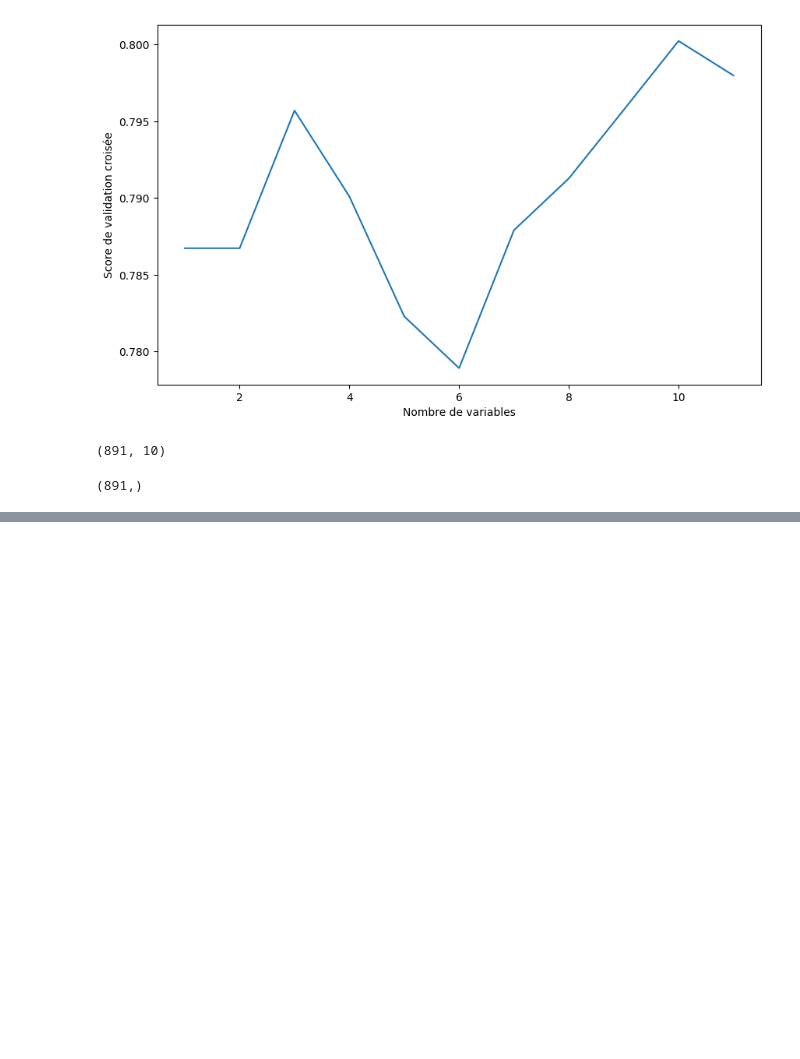
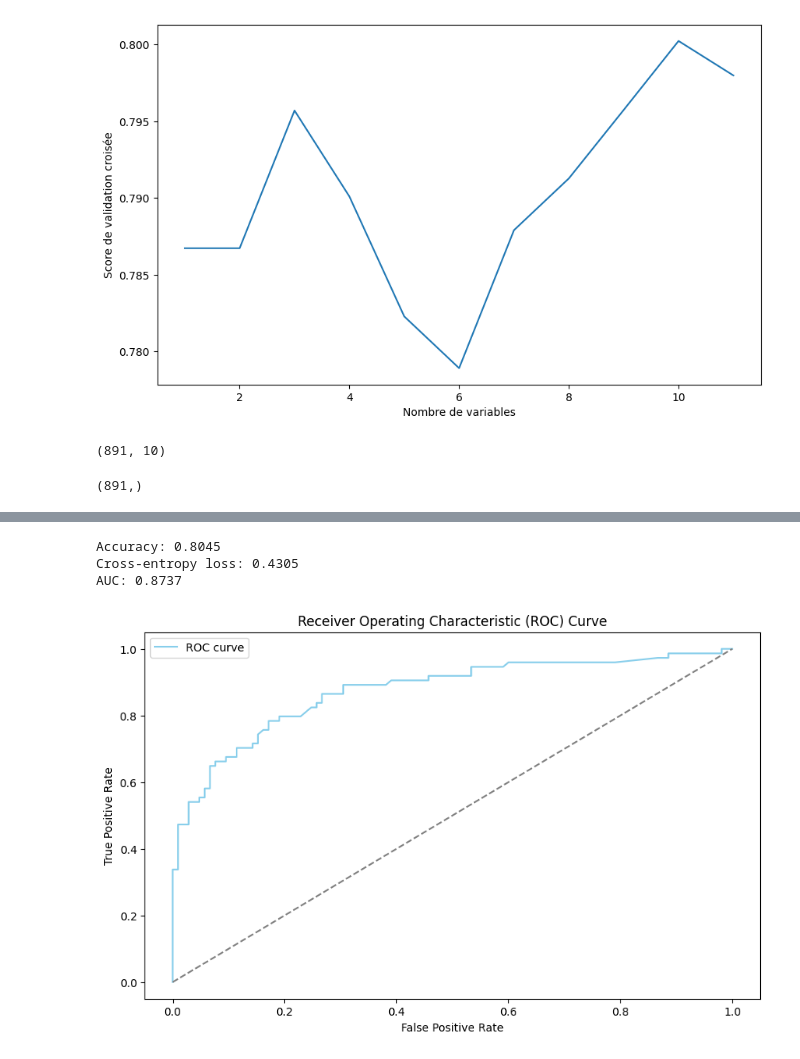
Before and after one commit to youcef-2001/MachineLearning2, a Jupyter notebook: jour2/Reg_Logtic_titanic.ipynb, the cells around one changed output, grey strips where cells are left out. Cells and saved outputs as stored; diff of their text form; code cells hidden in the pictures; blank space fills up the shorter version.

Commit message:
ROC et Confusion matrix

```diff
--- a/jour2/Reg_Logtic_titanic.ipynb
+++ b/jour2/Reg_Logtic_titanic.ipynb
@@ -451,9 +451,7 @@ X_train, X_test, y_train, y_test = train_test_split(X_new, y, test_size=0.2, ran
 #n_jobs=None, penalty='l2', random_state=None, solver='warn',
 #tol=0.0001, verbose=0, warm_start=False)
 
-log2 = LogisticRegression(C=1.0, class_weight=None, dual=False, fit_intercept=True,
-        intercept_scaling=1, max_iter=100, multi_class='warn',
-        n_jobs=None, penalty='l2', random_state=None, solver='warn',
-        tol=0.0001, verbose=0, warm_start=False)
+log2 = LogisticRegression(max_iter=100)
 
-#predict the test data and print the confusion matrix
+log2.fit(X_train, y_train)
+print(log2.score(X_test, y_test))
@@ -459,0 +467,52 @@ log2 = LogisticRegression(C=1.0, class_weight=None, dual=False, fit_intercept=Tr
+# %%
+#make a prediction on the test set
+
+y_pred = log2.predict(X_test)
+
+#make a prediction with the predict_proba function and display
+# the accuracy of the model
+# the cross-entropy loss
+# the air below the ROC curve (AUC)
+# say what these metrics do ?
+
+from sklearn.metrics import accuracy_score, log_loss, roc_auc_score
+
+y_pred_proba = log2.predict_proba(X_test)[:, 1]
+
+print("Accuracy: %.4f" % accuracy_score(y_test, y_pred))
+print("Cross-entropy loss: %.4f" % log_loss(y_test, y_pred_proba))
+print("AUC: %.4f" % roc_auc_score(y_test, y_pred_proba))
+
+# these metrics are used to evaluate the performance of a classification model.
+# Accuracy measures the proportion of correct predictions.
+# Cross-entropy loss measures the difference between the predicted probabilities and the actual labels.
+# AUC measures the ability of the model to distinguish between positive and negative classes.
+# %% [output]
+Accuracy: 0.8045
+Cross-entropy loss: 0.4305
+AUC: 0.8737
+# %%
+#display roc curve
+#what do you notice ?
+
+from sklearn.metrics import roc_curve
+
+fpr, tpr, thresholds = roc_curve(y_test, y_pred_proba)
+
+plt.figure(figsize=(10, 6))
+
+plt.plot(fpr, tpr, color='skyblue', label='ROC curve')
+
+plt.plot([0, 1], [0, 1], color='gray', linestyle='--')
+
+plt.xlabel('False Positive Rate')
+
+plt.ylabel('True Positive Rate')
+
+plt.title('Receiver Operating Characteristic (ROC) Curve')
+
+plt.legend()
+
+plt.show()
+# %% [output]
+[figure, added]
```
Also changed, not shown: parts of 2 cells of this notebook.
